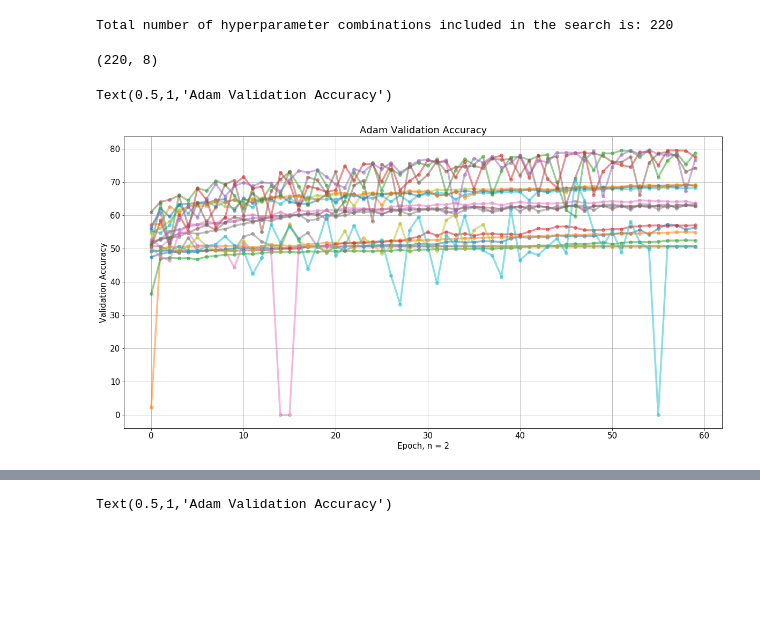
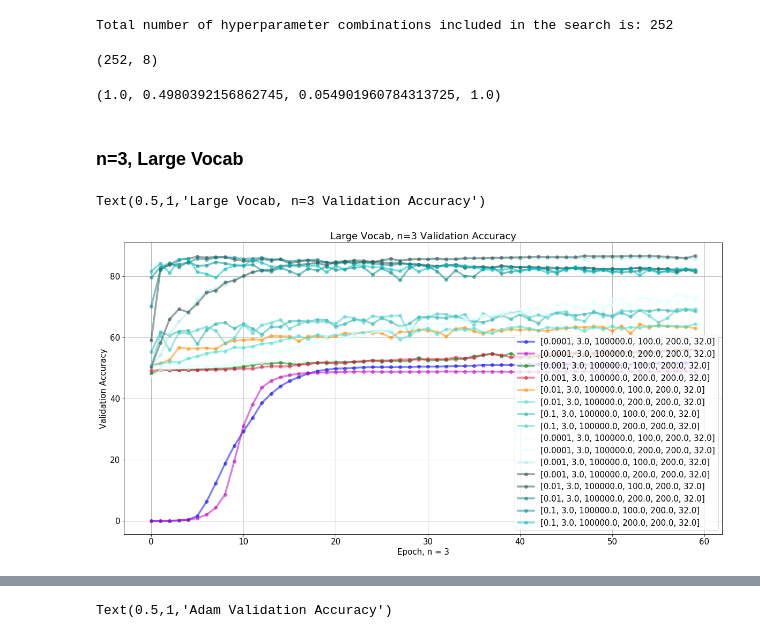
Before and after one commit to adcengiz/nlp, a Jupyter notebook: code/Assignment1/plots.ipynb, the cells around one changed output, grey strips where cells are left out. Cells and saved outputs as stored; diff of their text form; code cells hidden in the pictures; blank space fills up the shorter version.

Commit message:
3gram validation

```diff
--- a/code/Assignment1/plots.ipynb
+++ b/code/Assignment1/plots.ipynb
@@ -15,0 +18,14 @@ param_dict = {0:"learning_rate",
+# %%
+from __future__ import division
+from matplotlib import colors as mcolors
+
+colors = dict(mcolors.BASE_COLORS, **mcolors.CSS4_COLORS)
+
+# Sort colors by hue, saturation, value and name.
+by_hsv = sorted((tuple(mcolors.rgb_to_hsv(mcolors.to_rgba(color)[:3])), name)
+                for name, color in colors.items())
+sorted_names = [name for hsv, name in by_hsv]
+
+cutoff = np.where(np.array(sorted_names)=="turquoise")
+
+colors = ["b","m","g","crimson","darkorange"] + sorted_names[cutoff[0][0]:]
@@ -75,69 +95,80 @@ hyperparams["optimizer"] = ["Adam" for x in [*range(len(hyperparams))]]
 sgd_uni_df = clean_df(path="unigram_SGD_losses.csv",n=1,delete_cols=46)
 sgd_uni_new = clean_df(path="unigram_SGD_losses_new.csv",n=1,delete_cols=26)
 sgd_bi_df = clean_df(path="bigram_sgd_losses.csv",n=2,delete_cols=46)
+trigram_sgd_df = clean_df(path="trigram_sgd_losses.csv",n=3,delete_cols=22)
+trigram_adam_df = clean_df(path="param_val_losses_trigrams_adam.csv",n=3,delete_cols=22)
 
 sgd_uni_df["optimizer"] = ["SGD" for x in [*range(len(sgd_uni_df))]]
 sgd_uni_new["optimizer"] = ["SGD" for x in [*range(len(sgd_uni_new))]]
 sgd_bi_df["optimizer"] = ["SGD" for x in [*range(len(sgd_bi_df))]]
+trigram_sgd_df["optimizer"] = ["SGD" for x in [*range(len(trigram_sgd_df))]]
+trigram_adam_df["optimizer"] = ["Adam" for x in [*range(len(trigram_adam_df))]]
 
 hyperparams = pd.concat([hyperparams,
                         sgd_uni_df,
                         sgd_uni_new,
-                        sgd_bi_df],0)
+                        sgd_bi_df,
+                        trigram_sgd_df,
+                        trigram_adam_df],0)
 
 hyperparams["model_no"] = [*range(len(hyperparams))]
 hyperparams = hyperparams.set_index("model_no",drop=True)
 
 print ("Total number of hyperparameter combinations included in the search is: "+ str(hyperparams.shape[0]))
 # %% [output]
-Total number of hyperparameter combinations included in the search is: 220
+Total number of hyperparameter combinations included in the search is: 252
-# %%
-hyperparams["model_no"] = [*range(len(hyperparams))]
-hyperparams = hyperparams.set_index("model_no",drop=True)
 # %%
 hyperparams.shape
 # %% [output]
-(220, 8)
+(252, 8)
 # %%
 fast_index = np.where(np.array(hyperparams["val_acc"].apply(lambda x: len(x)))==30)
 slow_index = np.where(np.array(hyperparams["val_acc"].apply(lambda x: len(x)))==60)
 # %%
 fast = hyperparams.iloc[fast_index]
 slow = hyperparams.iloc[slow_index]
+# %%
+plt.get_cmap("tab10")(1)
+# %% [output]
+(1.0, 0.4980392156862745, 0.054901960784313725, 1.0)
+# %% [markdown]
+### n=3, Large Vocab
 # %%
-n = 2
+n = 3
 # EMBED_DIM = 200
-# VOCAB_SIZE = 25000
+VOCAB_SIZE = 100000
 
 plt.figure(figsize=(20,10))
 
-lr_try = slow[(slow["ngrams"]==n)&(slow["optimizer"]=="SGD")]
+## FILTER
+lr_try = slow[(slow["ngrams"]==n)&(slow["vocab_size"]==VOCAB_SIZE)]
 first_last = [[],[]]
 val_accs = {}
 for i in [*range(lr_try.shape[0])]:
     val_accs[i] = [float(x) for x in [*lr_try.iloc[i]["val_acc"]]]
 
 for i in [*range(lr_try.shape[0])]:
     plt.plot(val_accs[i],
             linewidth=3.5,
             alpha=0.5,
             marker="o",
-            label=str([*lr_try[["ngrams","vocab_size","embedding_size","max_sentence_length","batch_size"]].iloc[i]]))
+            color=colors[i],
+            label=str([*lr_try[["learning_rate","ngrams","vocab_size","embedding_size","max_sentence_length","batch_size"]].iloc[i]]))
 
     first_last[0].append(lr_try.iloc[i]["val_acc"][0])
     first_last[1].append(lr_try.iloc[i]["val_acc"][-1])
 plt.xticks()
 plt.grid()
 # plt.yticks(np.array(first_last).ravel())
 
 plt.xlabel("Epoch, n = " + str(n))
 plt.ylabel("Validation Accuracy")
 plt.rcParams["font.size"] = 15
 
 ## it's a huge legend, but nice to see
-# plt.legend(loc=4)
+plt.legend(loc=4)
 
-plt.title("Adam Validation Accuracy")
+plt.title("Large Vocab, n=3 Validation Accuracy")
 # %% [output]
-Text(0.5,1,'Adam Validation Accuracy')
+Text(0.5,1,'Large Vocab, n=3 Validation Accuracy')
-[figure, old version]
+[figure, new version]
```
Also changed, not shown: parts of 5 cells of this notebook, 5 other files.
